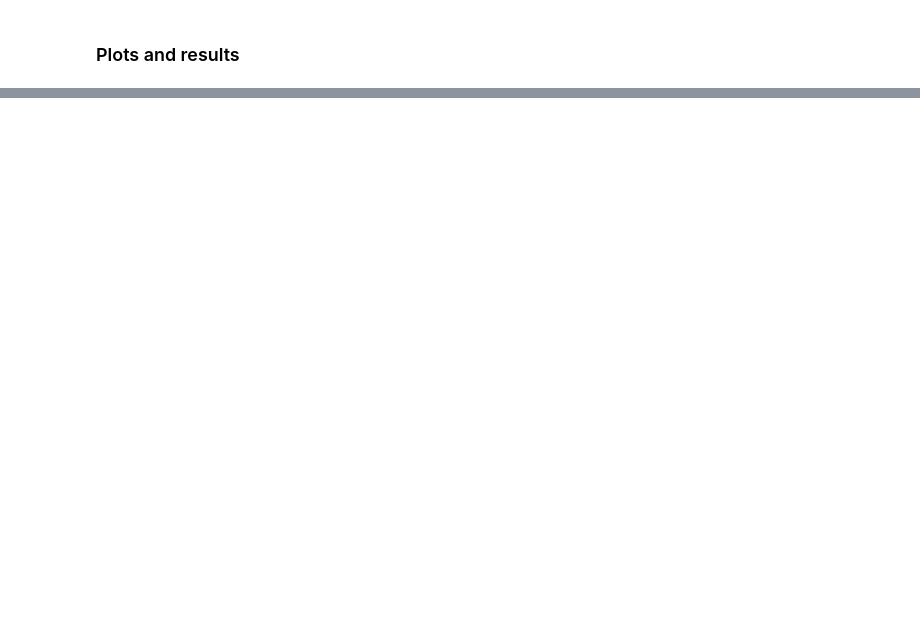
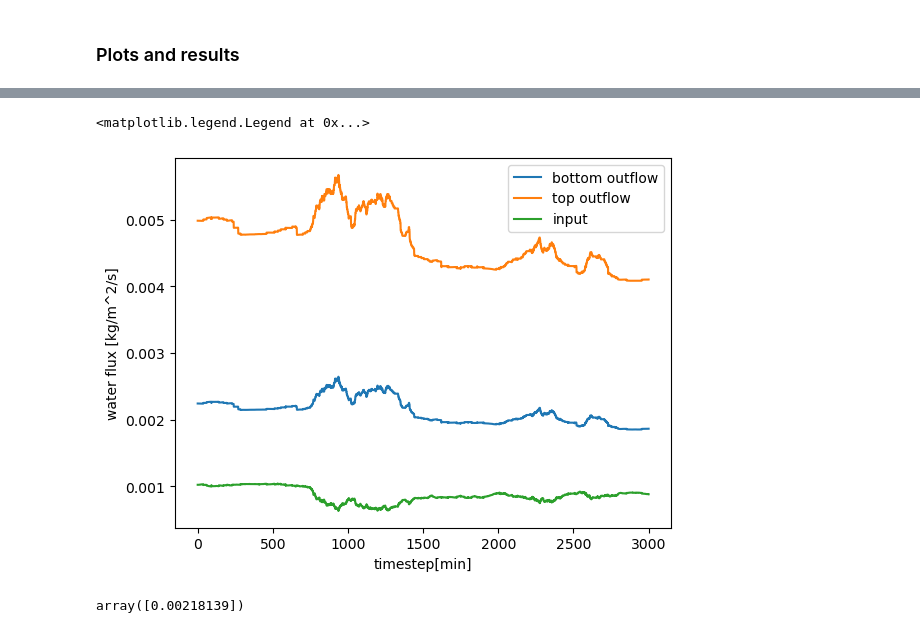
Before and after one commit to char998/rainmodel_conc, a Jupyter notebook: runs_and_tests.ipynb, the cells around one changed output, grey strips where cells are left out. Cells and saved outputs as stored; diff of their text form; code cells hidden in the pictures; blank space fills up the shorter version.

```diff
--- a/runs_and_tests.ipynb
+++ b/runs_and_tests.ipynb
@@ -132,0 +165,14 @@ Text(0, 0.5, 'liquid water [kg/m^2]')
+# %%
+plt.plot(t_step,O_b_arr,label='bottom outflow')
+plt.plot(t_step,O_h_arr,label='top outflow')
+plt.plot(t_step,I_arr,label='input')
+plt.xlabel('timestep[min]')
+plt.ylabel('water flux [kg/m^2/s]')
+plt.legend()
+# %% [output]
+<matplotlib.legend.Legend at 0x...>
+[figure, added]
+# %%
+X[i]*non_dim_numbers(v_updr)[0]/Z_c
+# %% [output]
+array([0.00218139])
```
Also changed, not shown: parts of 8 cells of this notebook, 1 other file.
